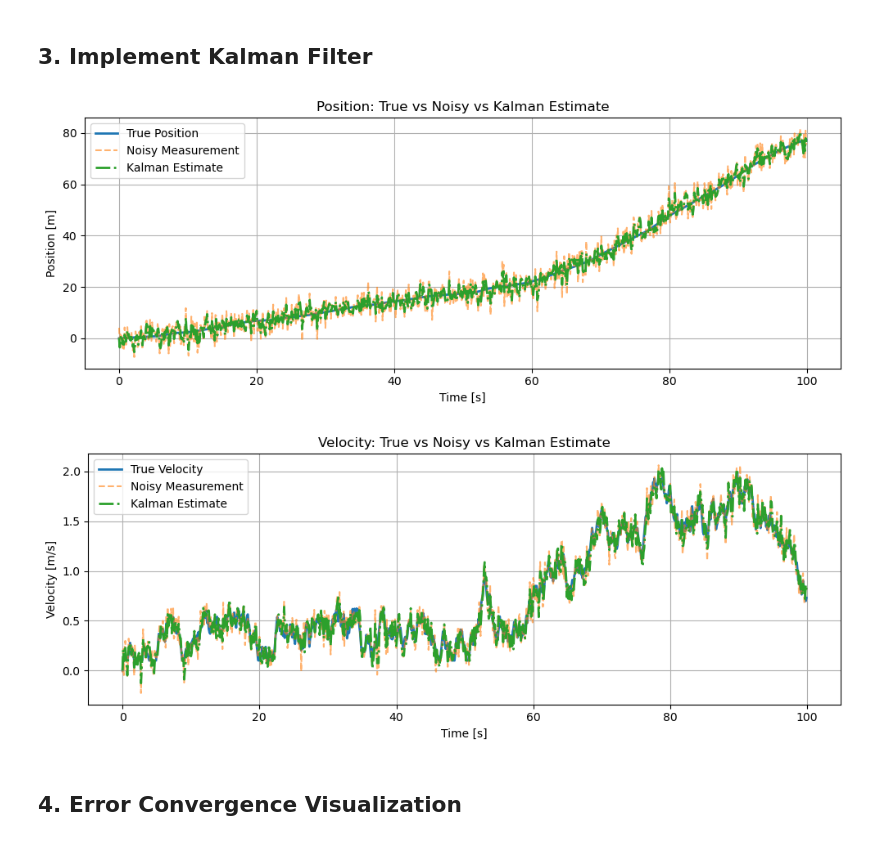
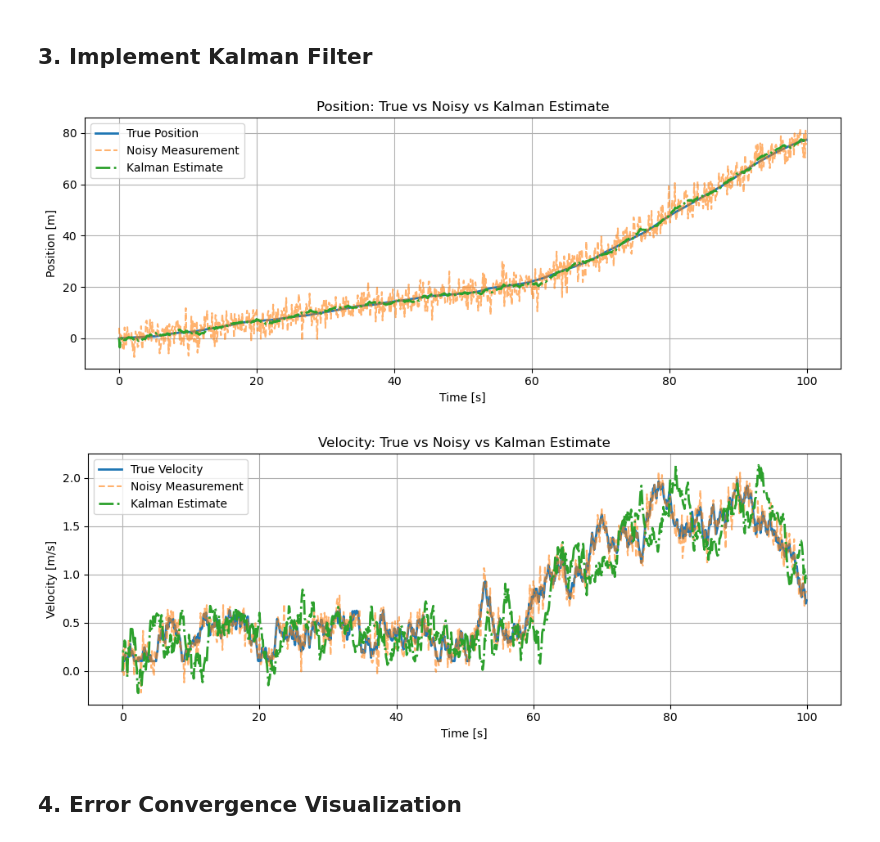
Before and after one commit to FlorianEMeier/FS25_MSP_digitalcom, a Jupyter notebook: Project_KALM/notebook/Project4_Starter.ipynb, the cells around one changed output. Drawn from its saved outputs; the diff is of its cells as text; code cells hidden in the pictures.

```diff
--- a/Project_KALM/notebook/Project4_Starter.ipynb
+++ b/Project_KALM/notebook/Project4_Starter.ipynb
@@ -104,12 +104,12 @@ P = np.diag([1.0, 1.0])
 F = np.array([[1, dt],
               [0, 1]])  # State transition
 H = np.eye(2)           # Measurement matrix
-q = 1e-2  # Process Noise Variance
+q = 1e-4  # Process Noise Variance
 Q = np.array([[q, 0],
               [0, q]])
 
-R = np.array([[0.01, 0],
-              [0, 0.01]])  # Measurement noise covariance
+R = np.array([[0.001, 0],
+              [0, 0.001]])  # Measurement noise covariance
 
 for k in range(1, N):
     # Predict step
@@ -124,35 +124,35 @@ for k in range(1, N):
     S = H @ P_pred @ H.T + R           # Innovation covariance
     K = P_pred @ H.T @ np.linalg.inv(S)  # Kalman gain
     x_est[:, k] = x_pred + K @ y
     P = (np.eye(2) - K @ H) @ P_pred
 
 
 plt.figure(figsize=(10, 4))
 plt.plot(time, pos_true, label='True Position', linewidth=2)
 plt.plot(time, pos_meas, label='Noisy Measurement', linestyle='--', alpha=0.6)
 plt.plot(time, x_est[0], label='Kalman Estimate', linestyle='-.', linewidth=2)
 plt.title('Position: True vs Noisy vs Kalman Estimate')
 plt.xlabel('Time [s]')
 plt.ylabel('Position [m]')
 plt.legend()
 plt.grid()
 plt.tight_layout()
 plt.show()
 
 plt.figure(figsize=(10, 4))
 plt.plot(time, vel_true, label='True Velocity', linewidth=2)
 plt.plot(time, vel_meas, label='Noisy Measurement', linestyle='--', alpha=0.6)
 plt.plot(time, x_est[1], label='Kalman Estimate', linestyle='-.', linewidth=2)
 plt.title('Velocity: True vs Noisy vs Kalman Estimate')
 plt.xlabel('Time [s]')
 plt.ylabel('Velocity [m/s]')
 plt.legend()
 plt.grid()
 plt.tight_layout()
 plt.show()
 # %% [output]
-[figure, old version]
+[figure, new version]
-[figure, old version]
+[figure, new version]
 # %% [markdown]
 ## 4. Error Convergence Visualization
 # %%
```
Also changed, not shown: parts of 2 cells of this notebook, 1 other file.
